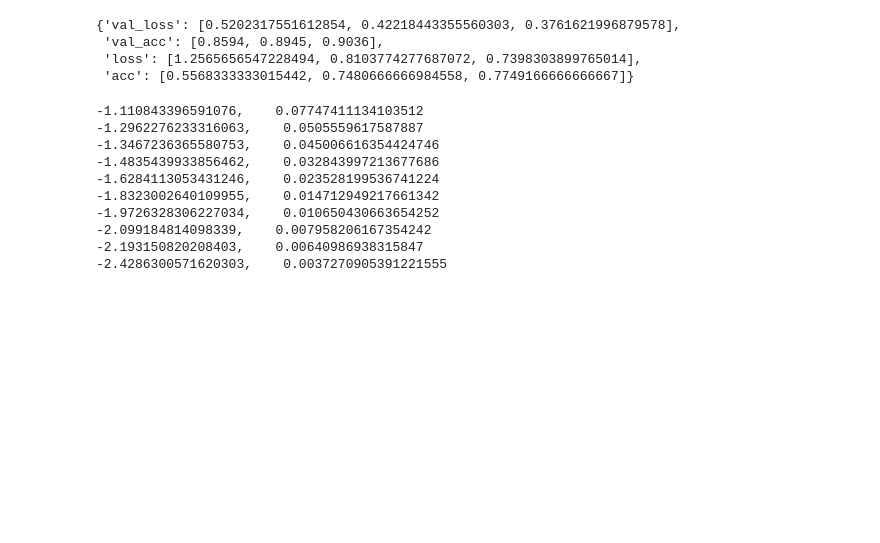
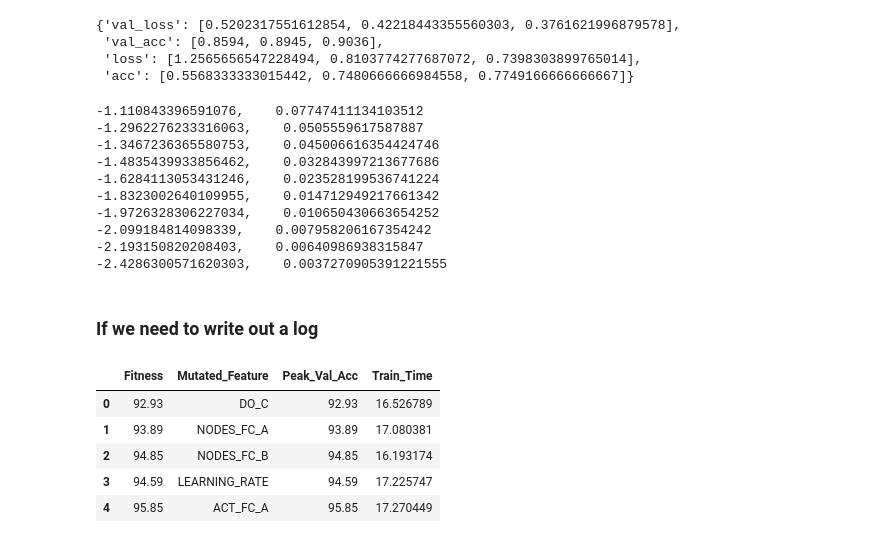
Before and after one commit to pixelatedbrian/evo_MNIST, a Jupyter notebook: genome_proto.ipynb, the cells around one changed output. Cells and saved outputs as stored; diff of their text form; code cells hidden in the pictures; blank space fills up the shorter version.

```diff
--- a/genome_proto.ipynb
+++ b/genome_proto.ipynb
@@ -454 +459,3 @@ for idx in range(10):
+# %% [markdown]
+### If we need to write out a log
 # %%
@@ -466,3 +471,16 @@ boink.to_hdf("log_run_001.h5", key="log", comp_level=9)
+# %%
+boink = pd.read_hdf("genome_005.h5")
+boink2 = pd.read_hdf("genome_006.h5")
+boink3 = pd.read_hdf("genome_010.h5")
+
+boink.head()
+# %% [output]
+|  | Fitness | Mutated_Feature | Peak_Val_Acc | Train_Time |
+| 0 | 92.93 | DO_C | 92.93 | 16.526789 |
+| 1 | 93.89 | NODES_FC_A | 93.89 | 17.080381 |
+| 2 | 94.85 | NODES_FC_B | 94.85 | 16.193174 |
+| 3 | 94.59 | LEARNING_RATE | 94.59 | 17.225747 |
+| 4 | 95.85 | ACT_FC_A | 95.85 | 17.270449 |
 # %%
 fig, ax = plt.subplots(figsize=(12, 8))
 
```
Also changed, not shown: parts of 7 cells of this notebook, 1 other file.
